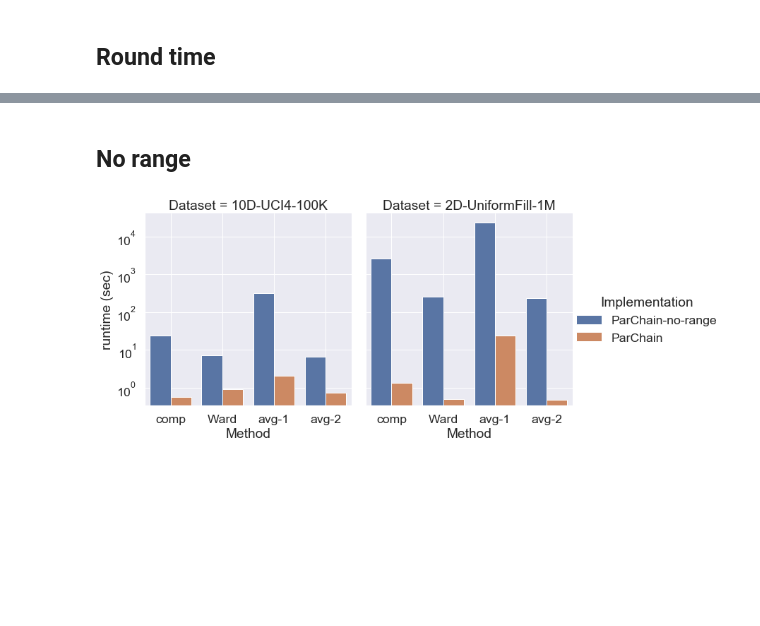
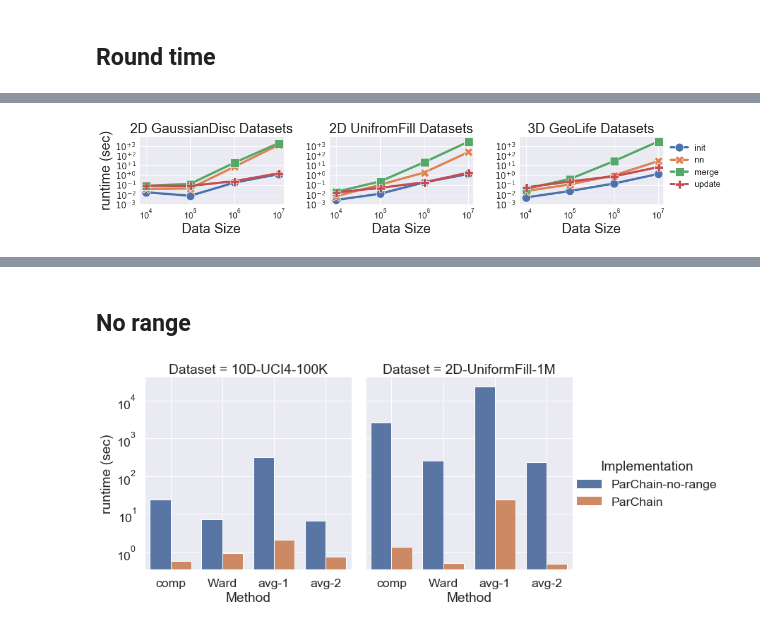
Before and after one commit to yushangdi/parChain, a Jupyter notebook: outputs/Plots2.ipynb, the cells around one changed output, grey strips where cells are left out. Saved outputs shown, nothing was run; the diff lists cells and outputs as text; code cells hidden in the pictures; blank space fills up the shorter version.

```diff
--- a/outputs/Plots2.ipynb
+++ b/outputs/Plots2.ipynb
@@ -634,0 +633,22 @@ plot_decomposition(datasets)
+# %%
+def data_plot_round_times(datasets, thread, use_index = False):
+    data = {'datasize': [10000, 100000, 1000000, 10000000],
+        'init': [],
+        'nn': [],
+     'merge': [],
+     'update': [],}
+    method_folder = "avg32"
+
+    for dataset in datasets:
+
+        total = 0
+        times = get_round_times("/Users/sy/Desktop/MIT/HAC/parChain/outputs/outputs_%s/%s_%s_%sth.txt" % (method_folder,method_folder, dataset, thread), thread)
+        for key in times:
+            t = sum(times[key])
+            data[key].append(t)
+            total = total+t
+#         for key in times:
+#             data[key][-1] = data[key][-1]/total
+
+    df = pd.DataFrame(data, index=datasets)
+    return df
@@ -634,0 +736,4 @@ plot_decomposition(datasets)
+# %%
+plot_round_times()
+# %% [output]
+[figure, added]
```
Also changed, not shown: parts of 26 cells of this notebook, 2 other files.
